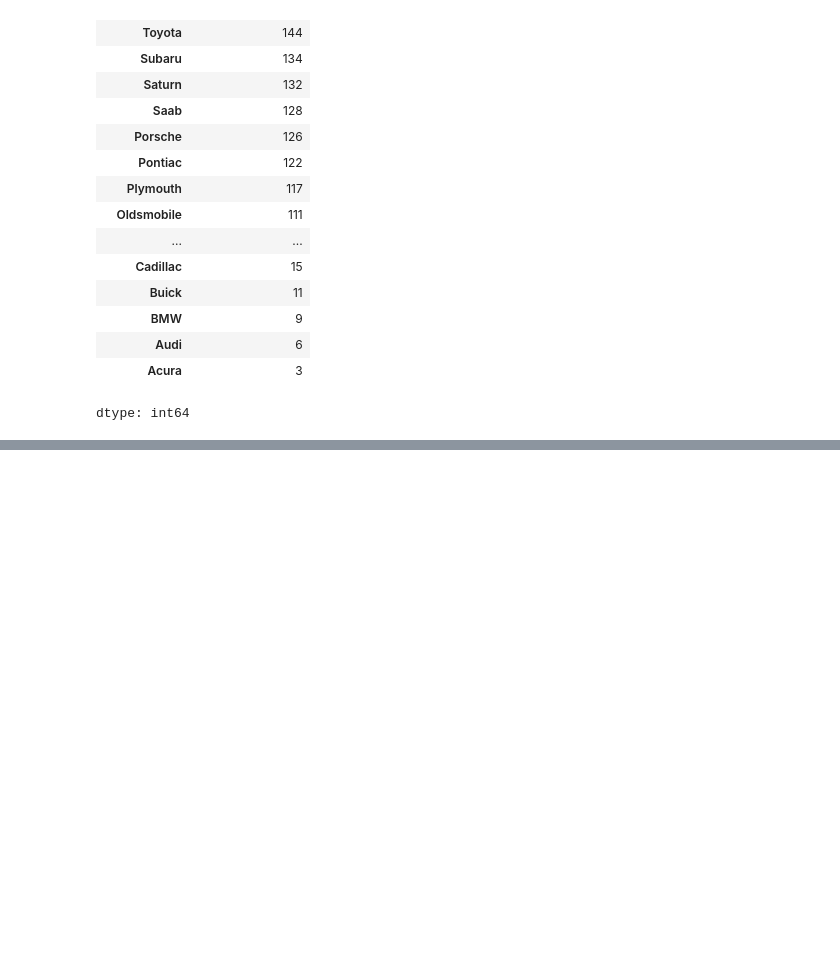
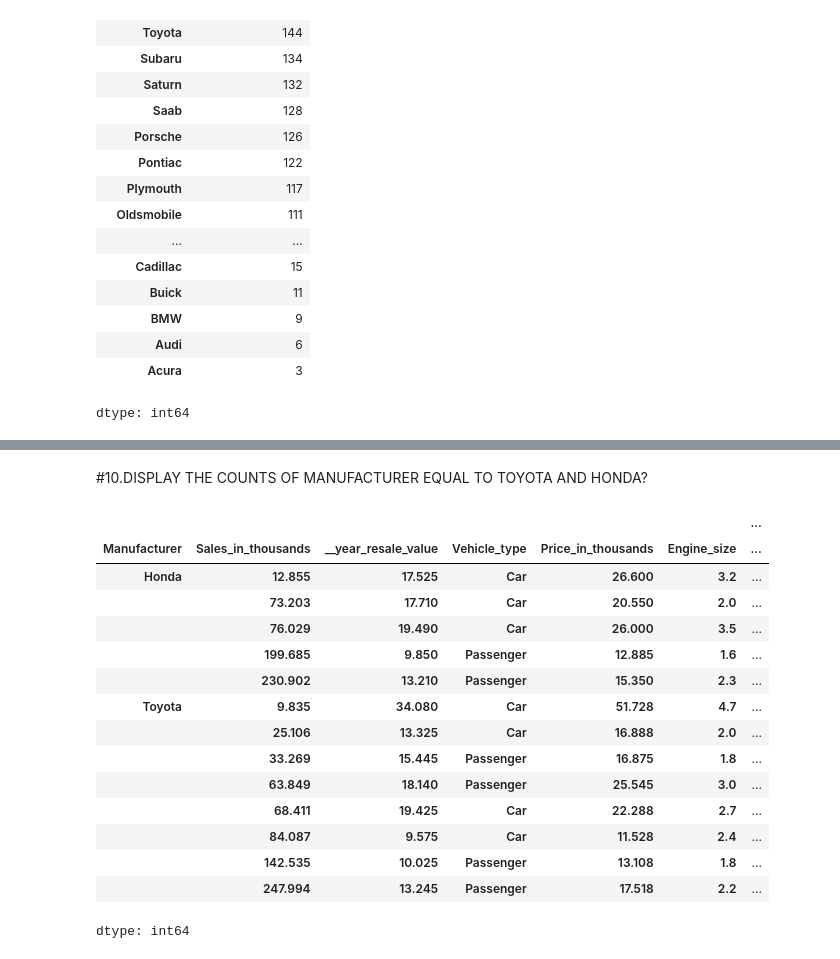
Before and after one commit to SIVASHANKARI04/Car-Sales-and-Performance-Analysis-Trends-and-insights, a Jupyter notebook: car_sales.ipynb, the cells around one changed output, grey strips where cells are left out. Saved outputs shown, nothing was run; the diff lists cells and outputs as text; code cells hidden in the pictures; blank space fills up the shorter version.

```diff
--- a/car_sales.ipynb
+++ b/car_sales.ipynb
@@ -146,0 +179,2 @@ dtype: int64
+# %%
+df.set_index("Model",inplace=True)
@@ -146,0 +241,21 @@ dtype: int64
+# %% [markdown]
+#10.DISPLAY THE COUNTS OF MANUFACTURER EQUAL TO TOYOTA AND HONDA?
+# %%
+df[df["Manufacturer"].isin(["Toyota","Honda"])].value_counts()
+# %% [output]
+|  |  |  |  |  |  | ... |
+| Manufacturer | Sales_in_thousands | __year_resale_value | Vehicle_type | Price_in_thousands | Engine_size | ... |
+| Honda | 12.855 | 17.525 | Car | 26.600 | 3.2 | ... |
+|  | 73.203 | 17.710 | Car | 20.550 | 2.0 | ... |
+|  | 76.029 | 19.490 | Car | 26.000 | 3.5 | ... |
+|  | 199.685 | 9.850 | Passenger | 12.885 | 1.6 | ... |
+|  | 230.902 | 13.210 | Passenger | 15.350 | 2.3 | ... |
+| Toyota | 9.835 | 34.080 | Car | 51.728 | 4.7 | ... |
+|  | 25.106 | 13.325 | Car | 16.888 | 2.0 | ... |
+|  | 33.269 | 15.445 | Passenger | 16.875 | 1.8 | ... |
+|  | 63.849 | 18.140 | Passenger | 25.545 | 3.0 | ... |
+|  | 68.411 | 19.425 | Car | 22.288 | 2.7 | ... |
+|  | 84.087 | 9.575 | Car | 11.528 | 2.4 | ... |
+|  | 142.535 | 10.025 | Passenger | 13.108 | 1.8 | ... |
+|  | 247.994 | 13.245 | Passenger | 17.518 | 2.2 | ... |
+dtype: int64
```
Also changed, not shown: parts of 11 cells of this notebook.
